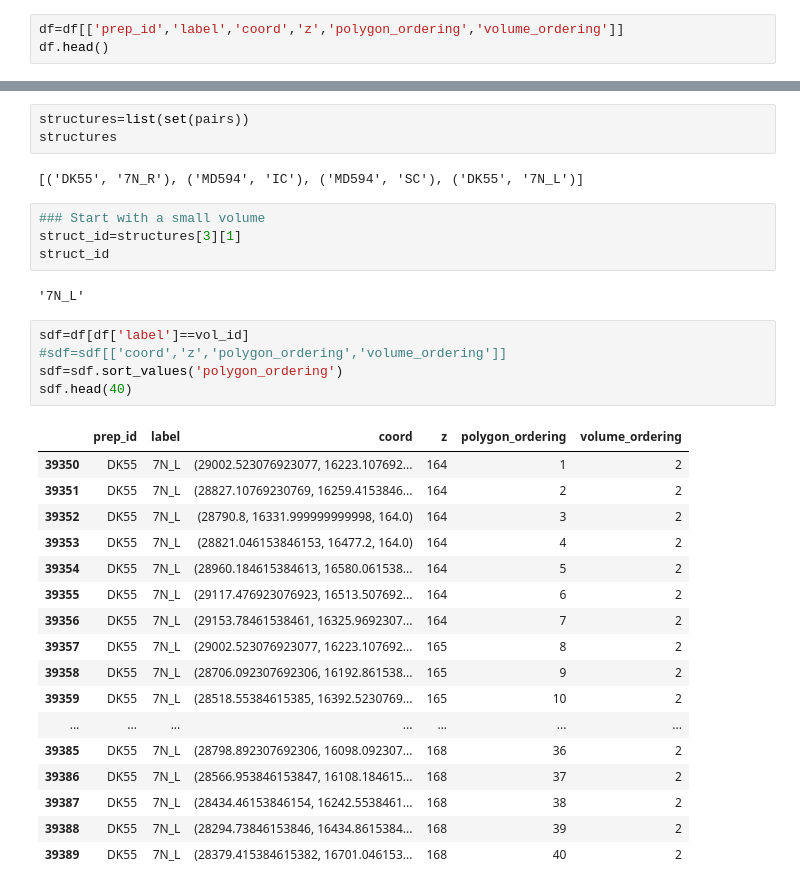
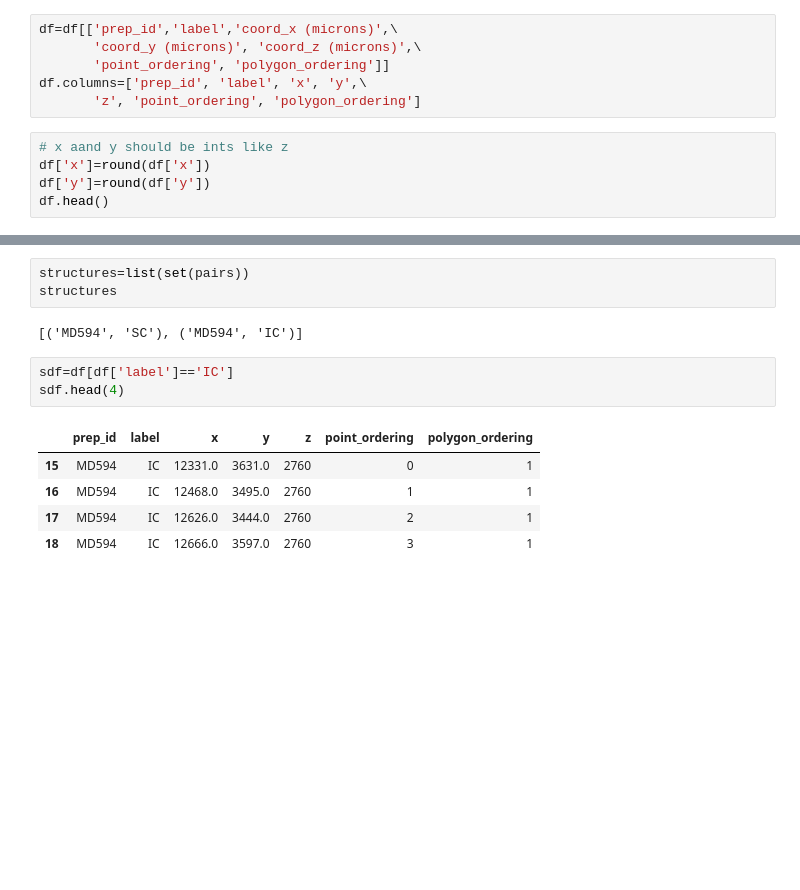
Before and after one commit to ActiveBrainAtlas2/preprocessing-pipeline, a Jupyter notebook: in_development/yoav/fromPolygonsTo3Dmask/First Notebook.ipynb, the cells around one changed output, grey strips where cells are left out. Saved outputs shown, nothing was run; the diff lists cells and outputs as text; blank space fills up the shorter version.

Commit message:
working on fromPolygonsTo3Dmsdk

```diff
--- a/in_development/yoav/fromPolygonsTo3Dmask/First Notebook.ipynb
+++ b/in_development/yoav/fromPolygonsTo3Dmask/First Notebook.ipynb
@@ -20,5 +26,13 @@ Index(['id', 'unique_key', 'prep_id', 'label', 'coord', 'z', 'polygon_id',
       dtype='object')
+# %%
+df=df[['prep_id','label','coord_x (microns)',\
+       'coord_y (microns)', 'coord_z (microns)',\
+       'point_ordering', 'polygon_ordering']]
+df.columns=['prep_id', 'label', 'x', 'y',\
+       'z', 'point_ordering', 'polygon_ordering']
 # %%
-df=df[['prep_id','label','coord','z','polygon_ordering','volume_ordering']]
+# x aand y should be ints like z
+df['x']=round(df['x'])
+df['y']=round(df['y'])
 df.head()
 # %% [output]
@@ -51,33 +56,13 @@ Counter({('MD594', 'SC'): 21942,
 structures=list(set(pairs))
 structures
 # %% [output]
-[('DK55', '7N_R'), ('MD594', 'IC'), ('MD594', 'SC'), ('DK55', '7N_L')]
+[('MD594', 'SC'), ('MD594', 'IC')]
-# %%
-### Start with a small volume
-struct_id=structures[3][1]
-struct_id
-# %% [output]
-'7N_L'
 # %%
-sdf=df[df['label']==vol_id]
-#sdf=sdf[['coord','z','polygon_ordering','volume_ordering']]
-sdf=sdf.sort_values('polygon_ordering')
-sdf.head(40)
+sdf=df[df['label']=='IC']
+sdf.head(4)
 # %% [output]
-|  | prep_id | label | coord | z | polygon_ordering | volume_ordering |
-| 39350 | DK55 | 7N_L | (29002.523076923077, 16223.107692... | 164 | 1 | 2 |
-| 39351 | DK55 | 7N_L | (28827.10769230769, 16259.4153846... | 164 | 2 | 2 |
-| 39352 | DK55 | 7N_L | (28790.8, 16331.999999999998, 164.0) | 164 | 3 | 2 |
-| 39353 | DK55 | 7N_L | (28821.046153846153, 16477.2, 164.0) | 164 | 4 | 2 |
-| 39354 | DK55 | 7N_L | (28960.184615384613, 16580.061538... | 164 | 5 | 2 |
-| 39355 | DK55 | 7N_L | (29117.476923076923, 16513.507692... | 164 | 6 | 2 |
-| 39356 | DK55 | 7N_L | (29153.78461538461, 16325.9692307... | 164 | 7 | 2 |
-| 39357 | DK55 | 7N_L | (29002.523076923077, 16223.107692... | 165 | 8 | 2 |
-| 39358 | DK55 | 7N_L | (28706.092307692306, 16192.861538... | 165 | 9 | 2 |
-| 39359 | DK55 | 7N_L | (28518.55384615385, 16392.5230769... | 165 | 10 | 2 |
-| ... | ... | ... | ... | ... | ... | ... |
-| 39385 | DK55 | 7N_L | (28798.892307692306, 16098.092307... | 168 | 36 | 2 |
-| 39386 | DK55 | 7N_L | (28566.953846153847, 16108.184615... | 168 | 37 | 2 |
-| 39387 | DK55 | 7N_L | (28434.46153846154, 16242.5538461... | 168 | 38 | 2 |
-| 39388 | DK55 | 7N_L | (28294.73846153846, 16434.8615384... | 168 | 39 | 2 |
-| 39389 | DK55 | 7N_L | (28379.415384615382, 16701.046153... | 168 | 40 | 2 |
+|  | prep_id | label | x | y | z | point_ordering | polygon_ordering |
+| 15 | MD594 | IC | 12331.0 | 3631.0 | 2760 | 0 | 1 |
+| 16 | MD594 | IC | 12468.0 | 3495.0 | 2760 | 1 | 1 |
+| 17 | MD594 | IC | 12626.0 | 3444.0 | 2760 | 2 | 1 |
+| 18 | MD594 | IC | 12666.0 | 3597.0 | 2760 | 3 | 1 |
```
Also changed, not shown: parts of 30 cells of this notebook, 3 other files.
